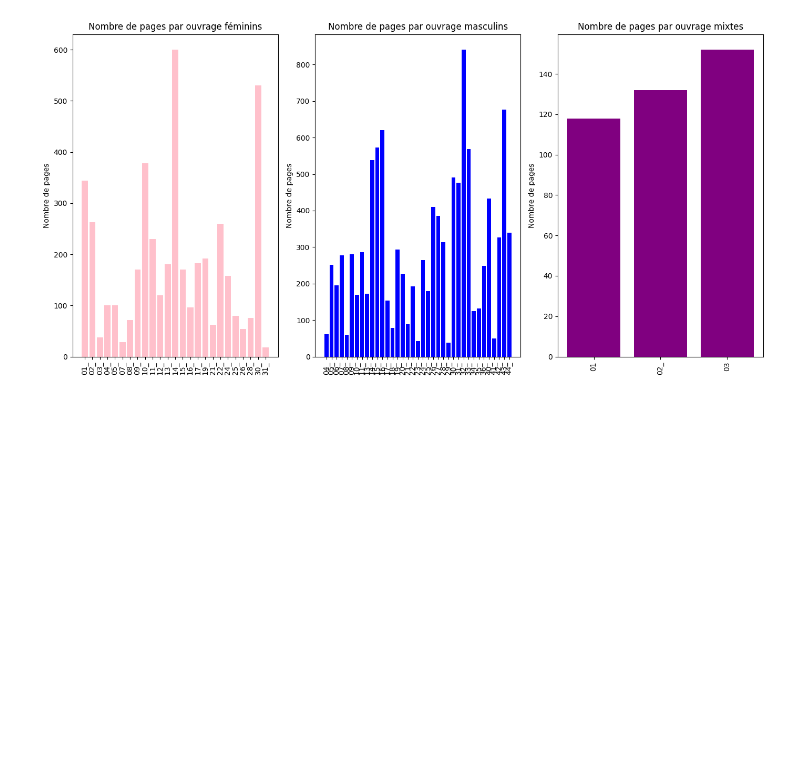
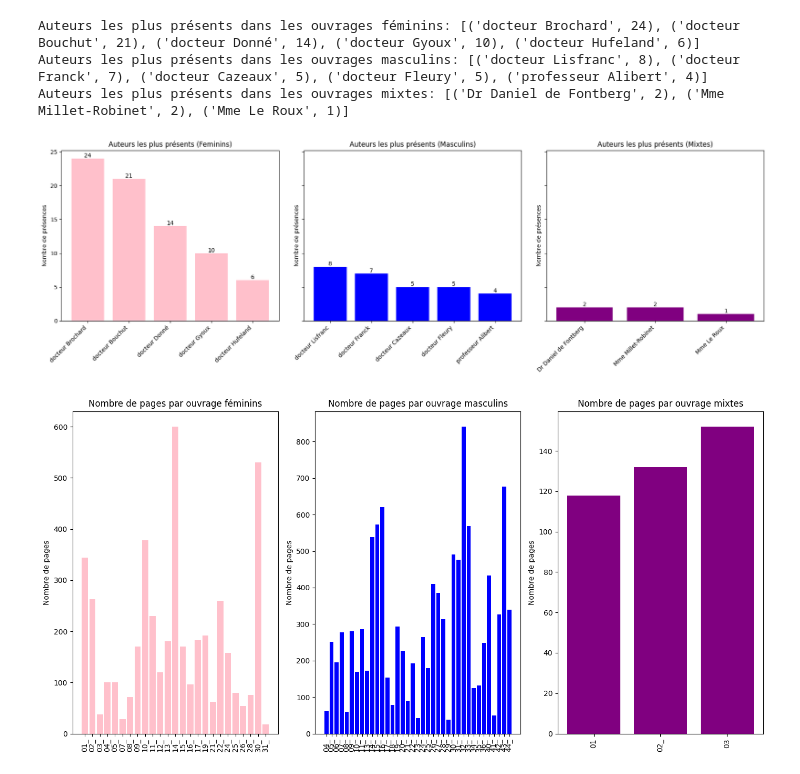
Before and after one commit to AlexleLion/semester_project, a Jupyter notebook: notebooks/exploration.ipynb, the cells around one changed output. Drawn from its saved outputs; the diff is of its cells as text; code cells hidden in the pictures; blank space fills up the shorter version.

```diff
--- a/notebooks/exploration.ipynb
+++ b/notebooks/exploration.ipynb
@@ -40,6 +40,65 @@ def aggregate_titles(df):
 df_feminins_aggregated = aggregate_titles(df_feminins_grouped)
 df_masculins_aggregated = aggregate_titles(df_masculins_grouped)
 df_mixtes_aggregated = aggregate_titles(df_mixtes_grouped)
+# %%
+from collections import Counter
+
+# Comparaison des noms d'auteurs et identification des noms les plus présents
+
+# Fonction pour extraire et compter les noms d'auteurs
+def count_authors(df):
+    authors = df['Auteur'].str.split(', ').explode()
+    author_counts = Counter(authors)
+    return author_counts
+
+# Compter les auteurs dans chaque dataframe
+author_counts_feminins = count_authors(df_feminins_aggregated)
+author_counts_masculins = count_authors(df_masculins_aggregated)
+author_counts_mixtes = count_authors(df_mixtes_aggregated)
+
+# Trouver les noms les plus présents
+most_common_feminins = author_counts_feminins.most_common(5)
+most_common_masculins = author_counts_masculins.most_common(5)
+most_common_mixtes = author_counts_mixtes.most_common(5)
+
+print("Auteurs les plus présents dans les ouvrages féminins:", most_common_feminins)
+print("Auteurs les plus présents dans les ouvrages masculins:", most_common_masculins)
+print("Auteurs les plus présents dans les ouvrages mixtes:", most_common_mixtes)
+# %% [output]
+Auteurs les plus présents dans les ouvrages féminins: [('docteur Brochard', 24), ('docteur Bouchut', 21), ('docteur Donné', 14), ('docteur Gyoux', 10), ('docteur Hufeland', 6)]
+Auteurs les plus présents dans les ouvrages masculins: [('docteur Lisfranc', 8), ('docteur Franck', 7), ('docteur Cazeaux', 5), ('docteur Fleury', 5), ('professeur Alibert', 4)]
+Auteurs les plus présents dans les ouvrages mixtes: [('Dr Daniel de Fontberg', 2), ('Mme Millet-Robinet', 2), ('Mme Le Roux', 1)]
+# %%
+# Préparer les données pour le graphique
+labels = ['Feminins', 'Masculins', 'Mixtes']
+most_common_counts = [
+    [count for _, count in most_common_feminins],
+    [count for _, count in most_common_masculins],
+    [count for _, count in most_common_mixtes]
+]
+
+# Les noms des auteurs les plus communs
+most_common_authors = [
+    [author for author, _ in most_common_feminins],
+    [author for author, _ in most_common_masculins],
+    [author for author, _ in most_common_mixtes]
+]
+
+# Tracer le graphique
+fig, axes = plt.subplots(1, 3, figsize=(18, 6), sharey=True)
+
+for i, ax in enumerate(axes):
+    ax.bar(most_common_authors[i], most_common_counts[i], color=['pink', 'blue', 'purple'][i])
+    ax.set_title(f'Auteurs les plus présents ({labels[i]})')
+    ax.set_ylabel('Nombre de présences')
+    ax.set_xticklabels(most_common_authors[i], rotation=45, ha='right')
+    for j, count in enumerate(most_common_counts[i]):
+        ax.text(j, count, str(count), ha='center', va='bottom')
+
+plt.tight_layout()
+plt.show()
+# %% [output]
+[figure, added]
 # %%
 import matplotlib.pyplot as plt
 # %%
```
Also changed, not shown: parts of 2 cells of this notebook, 1 other file.
